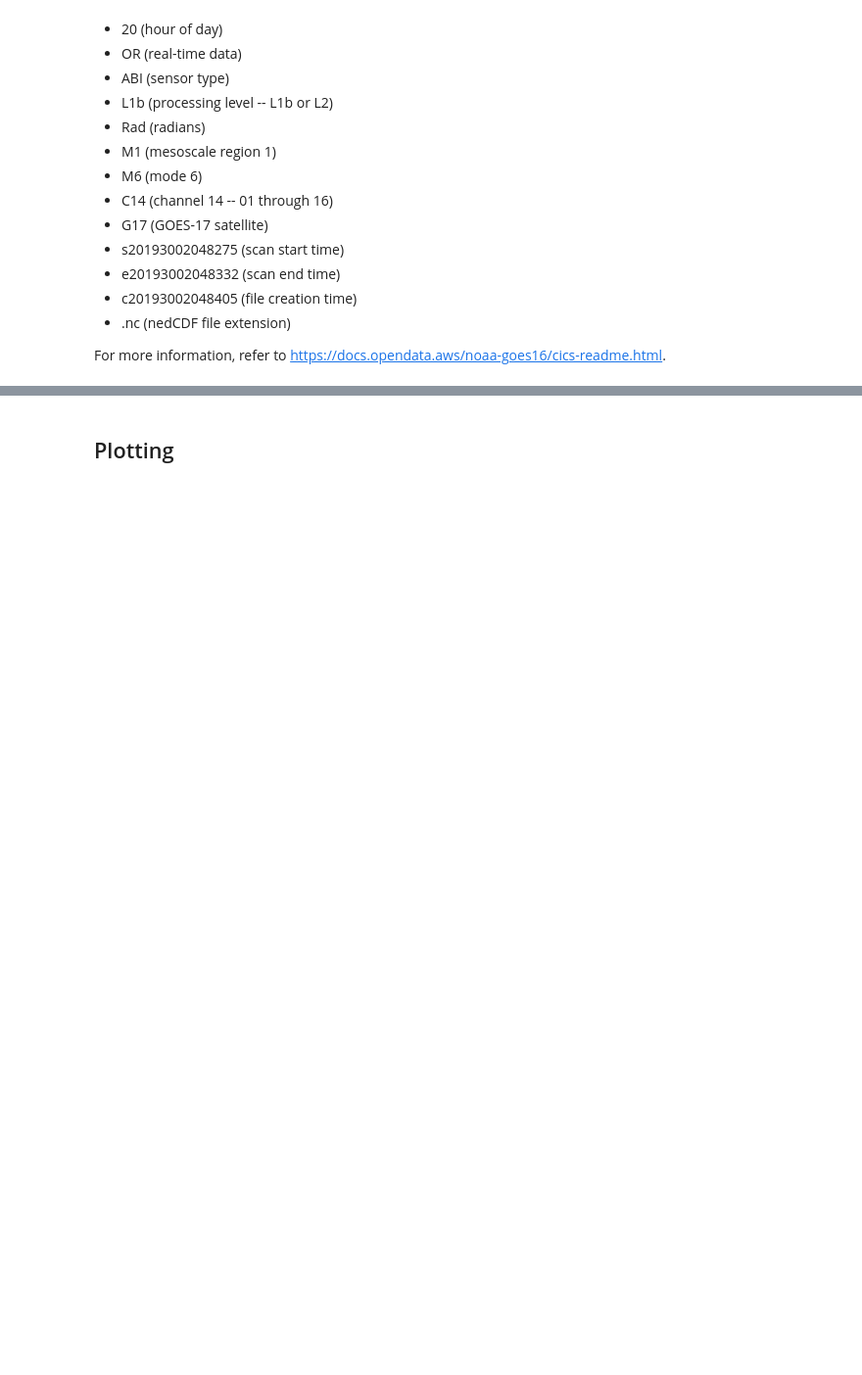
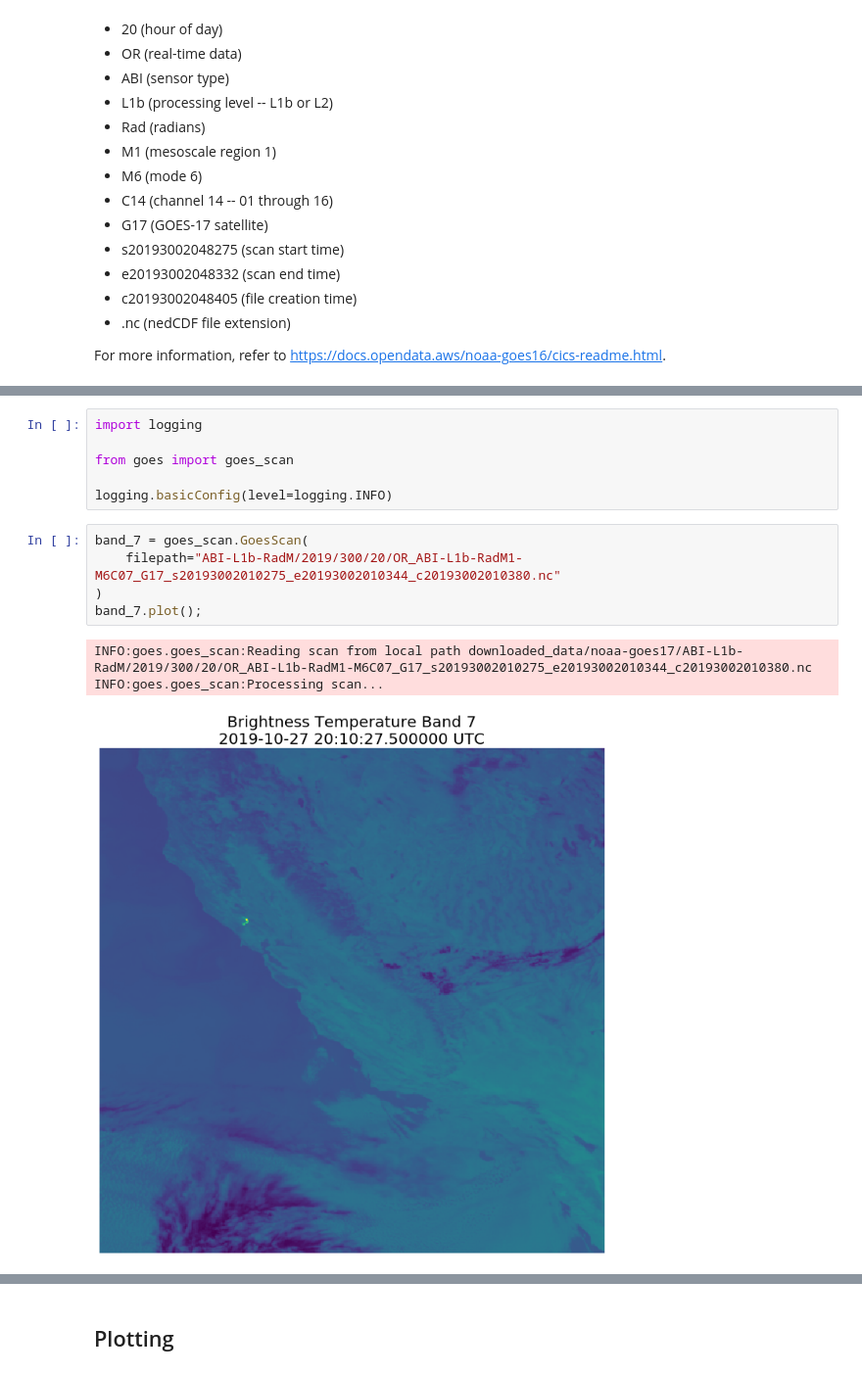
Before and after one commit to Ferrumofomega/goes, a Jupyter notebook: examples/noaa_goes_17.ipynb, the cells around one changed output, grey strips where cells are left out. Shown at 98% size. Saved outputs shown, nothing was run; the diff lists cells and outputs as text; blank space fills up the shorter version.

Commit message:
Add some GoesSequence, GoesScan, and downloading functionality

```diff
--- a/examples/noaa_goes_17.ipynb
+++ b/examples/noaa_goes_17.ipynb
@@ -144,0 +53,15 @@ def download_scan(s3_object):
+# %%
+import logging
+
+from goes import goes_scan
+
+logging.basicConfig(level=logging.INFO)
+# %%
+band_7 = goes_scan.GoesScan(
+    filepath="ABI-L1b-RadM/2019/300/20/OR_ABI-L1b-RadM1-M6C07_G17_s20193002010275_e20193002010344_c20193002010380.nc"
+)
+band_7.plot();
+# %% [output]
+INFO:goes.goes_scan:Reading scan from local path downloaded_data/noaa-goes17/ABI-L1b-RadM/2019/300/20/OR_ABI-L1b-RadM1-M6C07_G17_s20193002010275_e20193002010344_c20193002010380.nc
+INFO:goes.goes_scan:Processing scan...
+[figure, added]
```
Also changed, not shown: parts of 6 cells of this notebook, 7 other files.
